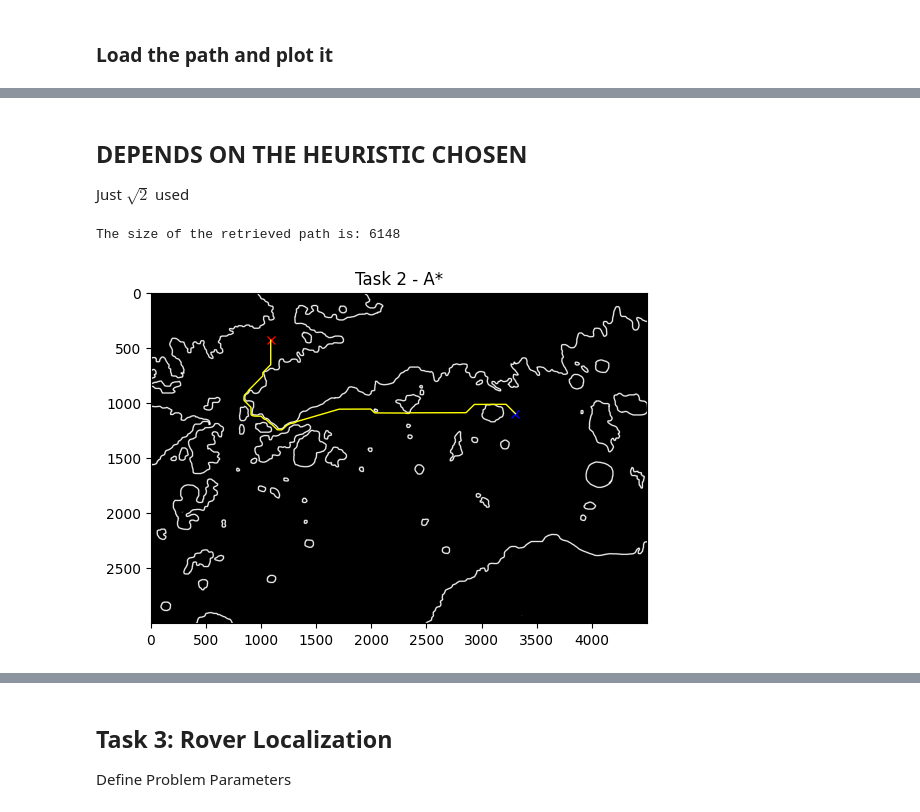
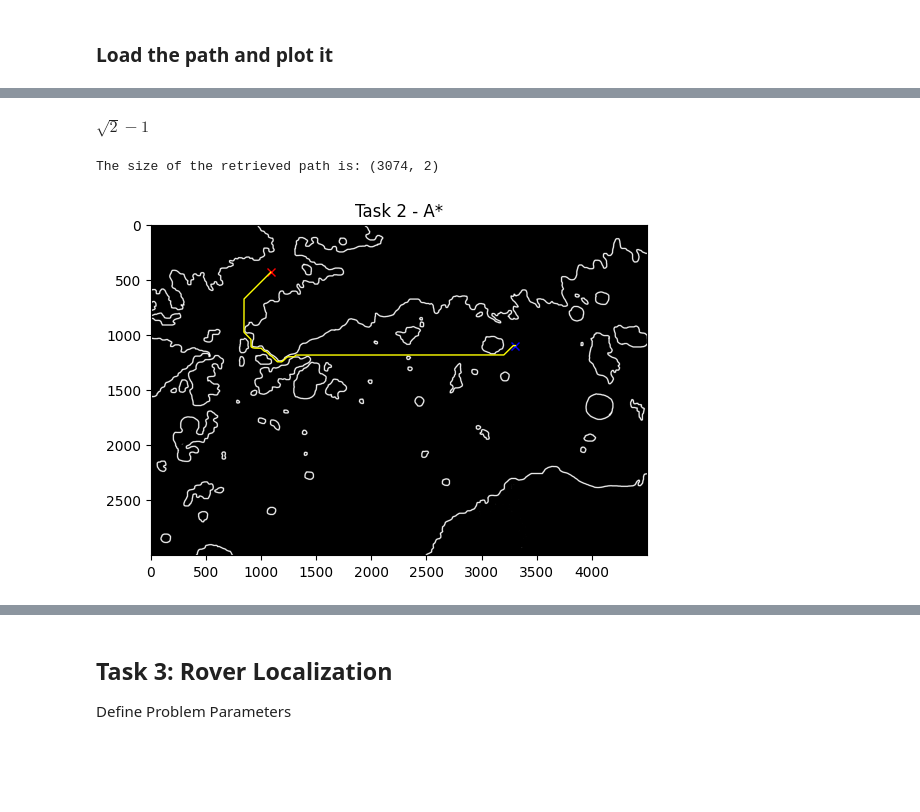
Before and after one commit to SwellPoem/Curiosity_Rover_proj, a Jupyter notebook: main.ipynb, the cells around one changed output, grey strips where cells are left out. Saved outputs shown, nothing was run; the diff lists cells and outputs as text; code cells hidden in the pictures; blank space fills up the shorter version.

```diff
--- a/main.ipynb
+++ b/main.ipynb
@@ -143,31 +145,39 @@ freq = 0.1
 # tspan generation at given sampling frequency
 tspan = np.arange(t0, tf+1, 1/freq)
 
-
 # Gains [Krho Kalpha Kbeta]
 K = np.array([1, 1.48, -1.9])
-# res = 1.48e-3 - 1e-3
-# print(res)
 
 # Define global variables to store v and omega
 v_values = []
 omega_values = []
 alpha_values = []
+time_values = []
 
 # Define a wrapper function for solve_ivp
-def wrapper(t, current_state, K, v_values, omega_values, alpha_values):
-    dS, v_values, omega_values, alpha_values = kinematicModel(t, current_state, K, v_values, omega_values, alpha_values)
+def wrapper(t, current_state, K):
+    dS, v, omega = kinematicModel(t, current_state, K)
+    v_values.append(v)
+    omega_values.append(omega)
+    time_values.append(t)
     return dS
 
 # Solve the differential equation
-sol = solve_ivp(lambda t, current_state: wrapper(t, current_state, K,  v_values, omega_values, alpha_values), [t0, tf], Polar0, method='RK45', t_eval=tspan, events=event)
+sol = solve_ivp(lambda t, current_state: wrapper(t, current_state, K), [t0, tf], Polar0, method='RK45', t_eval=tspan, events=event)
 tspan = sol.t
 current_state = sol.y
 P_final = polar2pose(current_state, P_1)
-# Print v and omega
-print("v values:", v_values[-1])
-print("omega values:", omega_values[-1])
-# print("alpha values:", alpha_values)
+
+# Resample v_values to match the size of current_state
+v_values_func = interp1d(time_values, v_values, fill_value="extrapolate")
+v_values_resampled = v_values_func(tspan)
+
+# Resample omega_values to match the size of current_state
+omega_values_func = interp1d(time_values, omega_values, fill_value="extrapolate")
+omega_values_resampled = omega_values_func(tspan)
+
+# Compute the heading angle as a function of time
+theta_values = cumtrapz(omega_values_resampled, tspan, initial=P_0[2])
 
 # Check for Obstacles
 P_indices = np.array([get_indices(P_final[0:2, i], X, Y, mapRes) for i in range(P_final.shape[1])])    # convert each point in the trajectory to map indices
@@ -360,17 +385,16 @@ False
-# %% [markdown]
-## DEPENDS ON THE HEURISTIC CHOSEN
-Just $\sqrt2$ used
+# %% [markdown]
+$\sqrt2 -1$
 # %%
-data = np.load('Data/path_sqrt2_withcost.npy')  #remenmber to change the name of the file
+data = np.load('Data/pathSqrt_minus1_withcost.npy')
 path = np.array(data)
-print('The size of the retrieved path is:', path.size)
+print('The size of the retrieved path is:', path.shape)
 plt.figure("Task 2")
 plt.title("Task 2 - A*")
 plt.imshow(obstacleMap, cmap='gray')
 plt.plot([A_star_start_ind[1]], [A_star_start_ind[0]], color='blue', marker='x', markersize=6)
 plt.plot([A_star_goal_ind[1]], [A_star_goal_ind[0]], color='red', marker='x', markersize=6)
 plt.plot(path[:, 1], path[:, 0], c='yellow', linestyle='-', linewidth=1)
 plt.show()
 # %% [output]
-The size of the retrieved path is: 6148
+The size of the retrieved path is: (3074, 2)
-[figure, old version]
+[figure, new version]
```
Also changed, not shown: parts of 36 cells of this notebook, 4 other files.
